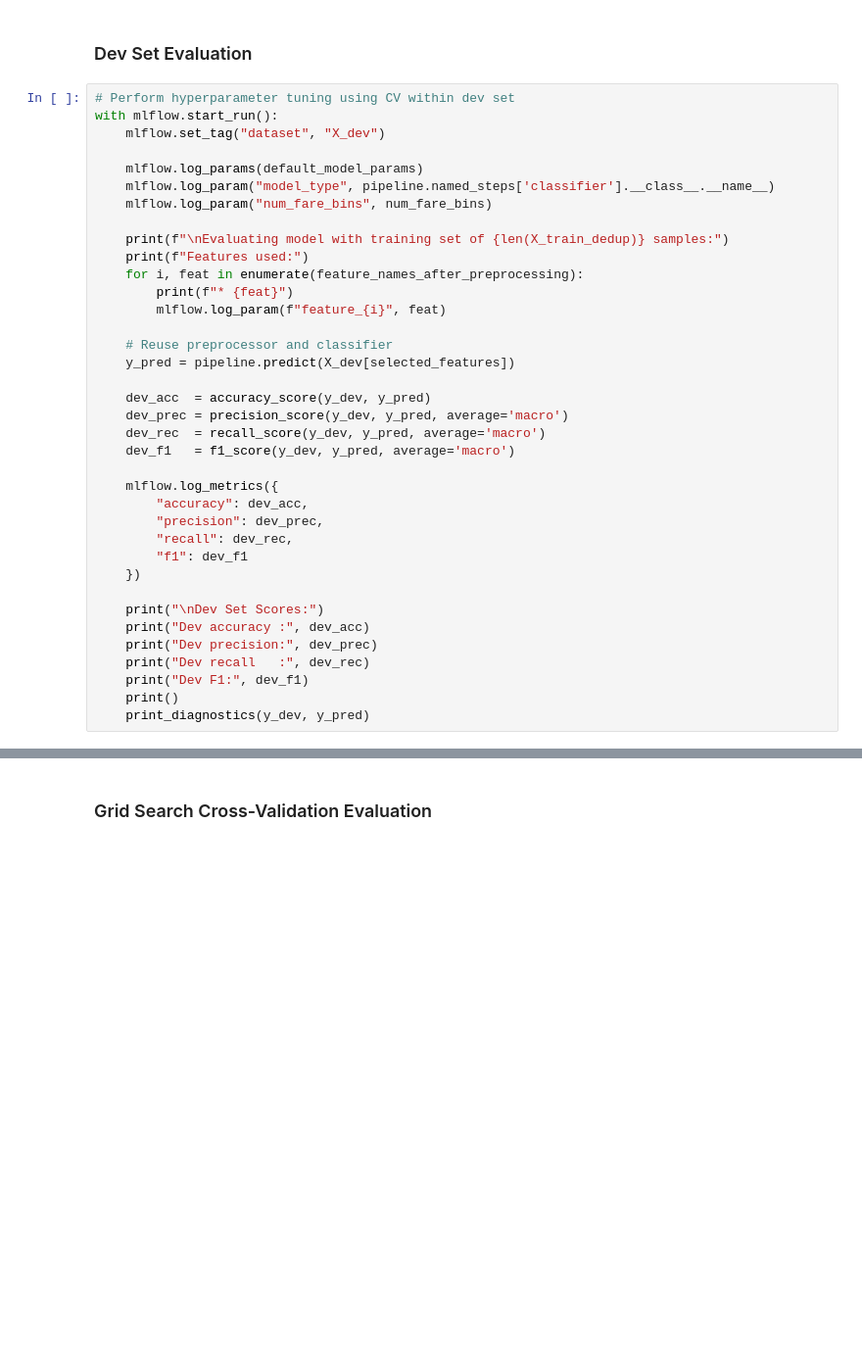
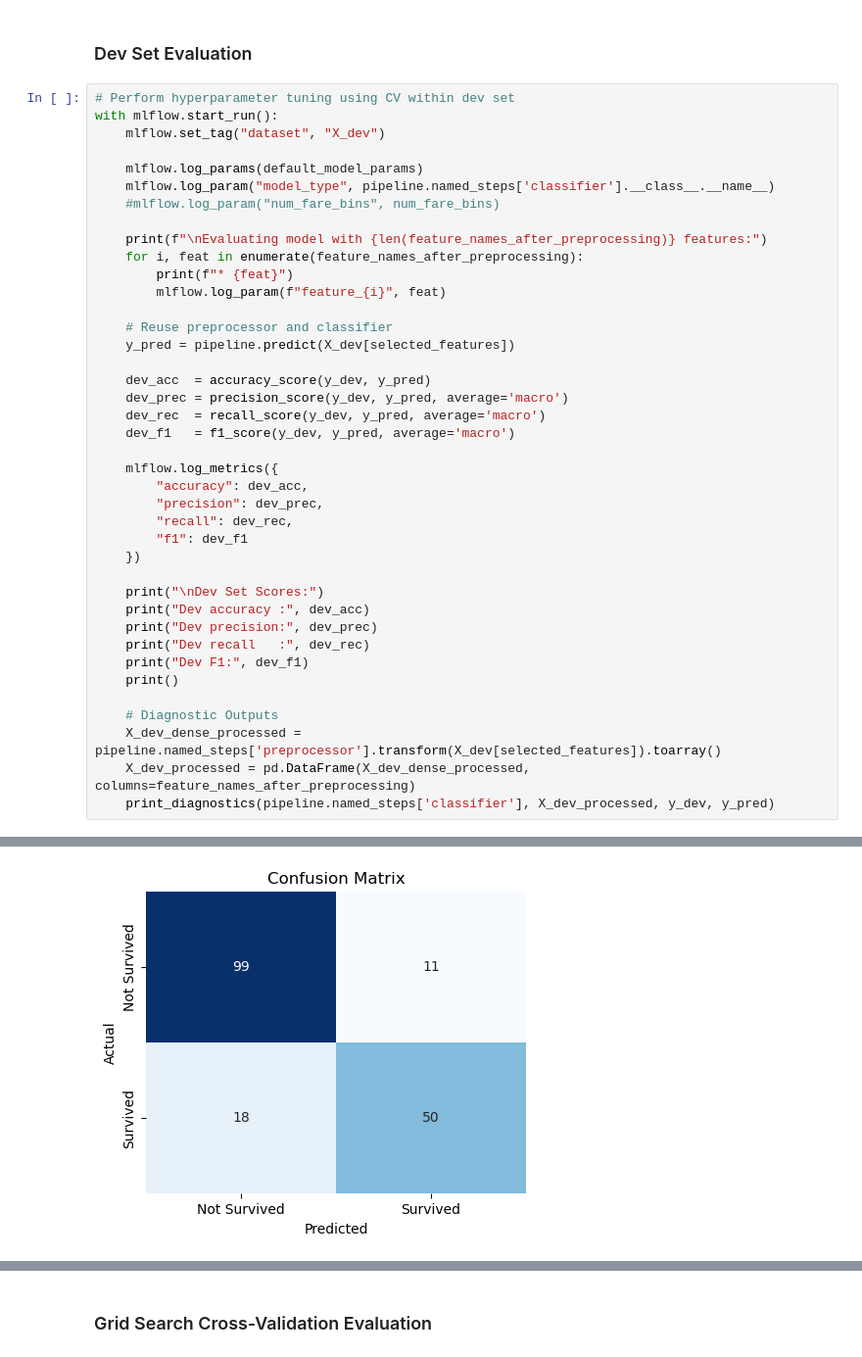
Before and after one commit to pt7481/titanic-ml-from-disaster, a Jupyter notebook: titanic_ml_from_disaster_abridged__paultongyoo.ipynb, the cells around one changed output, grey strips where cells are left out. Shown at 98% size. Cells and saved outputs as stored; diff of their text form; blank space fills up the shorter version.

```diff
--- a/titanic_ml_from_disaster_abridged__paultongyoo.ipynb
+++ b/titanic_ml_from_disaster_abridged__paultongyoo.ipynb
@@ -1334,10 +1299,9 @@ with mlflow.start_run():
 
     mlflow.log_params(default_model_params)
     mlflow.log_param("model_type", pipeline.named_steps['classifier'].__class__.__name__)
-    mlflow.log_param("num_fare_bins", num_fare_bins)
+    #mlflow.log_param("num_fare_bins", num_fare_bins)
 
-    print(f"\nEvaluating model with training set of {len(X_train_dedup)} samples:")
-    print(f"Features used:")
+    print(f"\nEvaluating model with {len(feature_names_after_preprocessing)} features:")
     for i, feat in enumerate(feature_names_after_preprocessing):
         print(f"* {feat}")
         mlflow.log_param(f"feature_{i}", feat)
@@ -1363,5 +1327,9 @@ with mlflow.start_run():
     print("Dev recall   :", dev_rec)
     print("Dev F1:", dev_f1)
     print()
-    print_diagnostics(y_dev, y_pred)
+
+    # Diagnostic Outputs
+    X_dev_dense_processed = pipeline.named_steps['preprocessor'].transform(X_dev[selected_features]).toarray()
+    X_dev_processed = pd.DataFrame(X_dev_dense_processed, columns=feature_names_after_preprocessing)
+    print_diagnostics(pipeline.named_steps['classifier'], X_dev_processed, y_dev, y_pred)
 # %% [output]
@@ -1369,0 +1353 @@ with mlflow.start_run():
+[figure, added]
```
Also changed, not shown: parts of 26 cells of this notebook.
